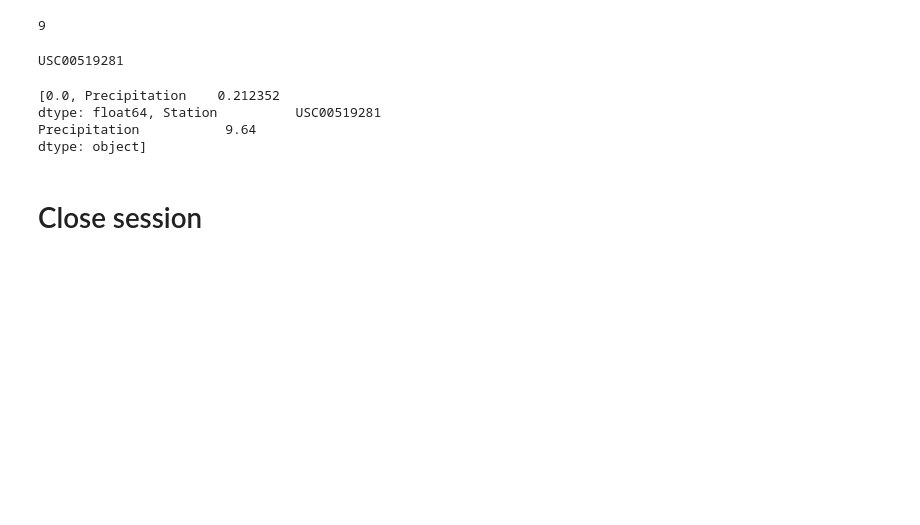
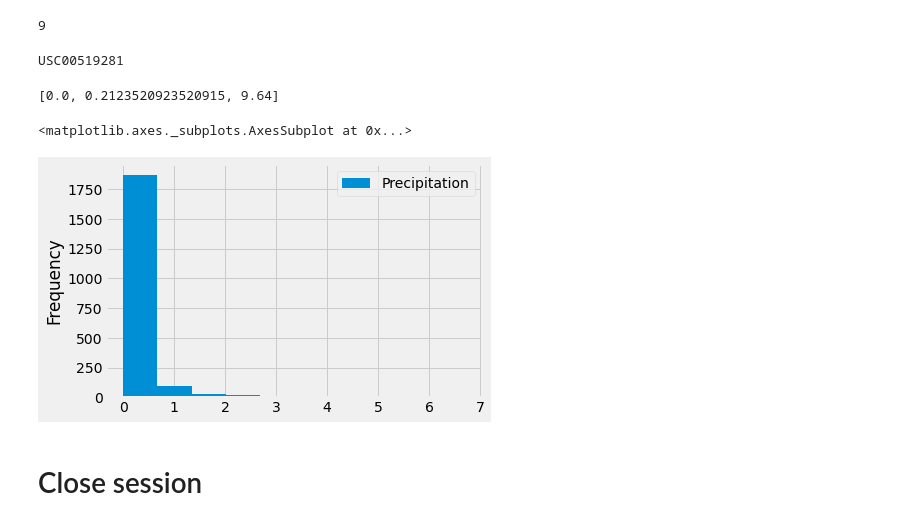
Before and after one commit to jforbis/sqlalchemy-challenge, a Jupyter notebook: climate_starter.ipynb, the cells around one changed output. Cells and saved outputs as stored; diff of their text form; code cells hidden in the pictures; blank space fills up the shorter version.

```diff
--- a/climate_starter.ipynb
+++ b/climate_starter.ipynb
@@ -126,25 +138,29 @@ print(the_active_station)
 USC00519281
 # %%
 # Using the most active station id from the previous query, calculate the lowest, highest, and average temperature.
-# active_station_df = pd.DataFrame(active_station, columns=("Station", "Precipitation"))
-# active_station_df
-measurement_table_col_second = (measurements.station,measurements.prcp)
-most_active = session.query(*measurement_table_col_second).filter(measurements.station == the_active_station).all()
+most_active = session.query(*measurement_table_col).filter(measurements.station == the_active_station).all()
 most_active
 most_active_df = pd.DataFrame(most_active, columns=("Station", "Precipitation"))
 min = most_active_df["Precipitation"].min()
 avg = most_active_df["Precipitation"].mean()
-max = most_active_df.max()
+max = most_active_df["Precipitation"].max()
 calculations = [min, avg, max]
 print(calculations)
 # %% [output]
-[0.0, Precipitation    0.212352
-dtype: float64, Station          USC00519281
-Precipitation           9.64
-dtype: object]
+[0.0, 0.2123520923520915, 9.64]
 # %%
 # Using the most active station id
 # Query the last 12 months of temperature observation data for this station and plot the results as a histogram
+most_active_12mo = session.query(*measurement_table_col).filter(measurements.date >=recent_date_minus1year).all()
+most_active_12mo
+most_active_12mo_df = pd.DataFrame(most_active_12mo, columns=("Date", "Precipitation"))
+most_active_12mo_df
+most_active_12mo_df.set_index("Date", inplace=True)
+most_active_12mo_df = most_active_12mo_df.sort_index()
+most_active_12mo_df.plot(kind="hist")
+# %% [output]
+<matplotlib.axes._subplots.AxesSubplot at 0x...>
+[figure, added]
 # %% [markdown]
 # Close session
 # %%
```
Also changed, not shown: parts of 3 cells of this notebook.
